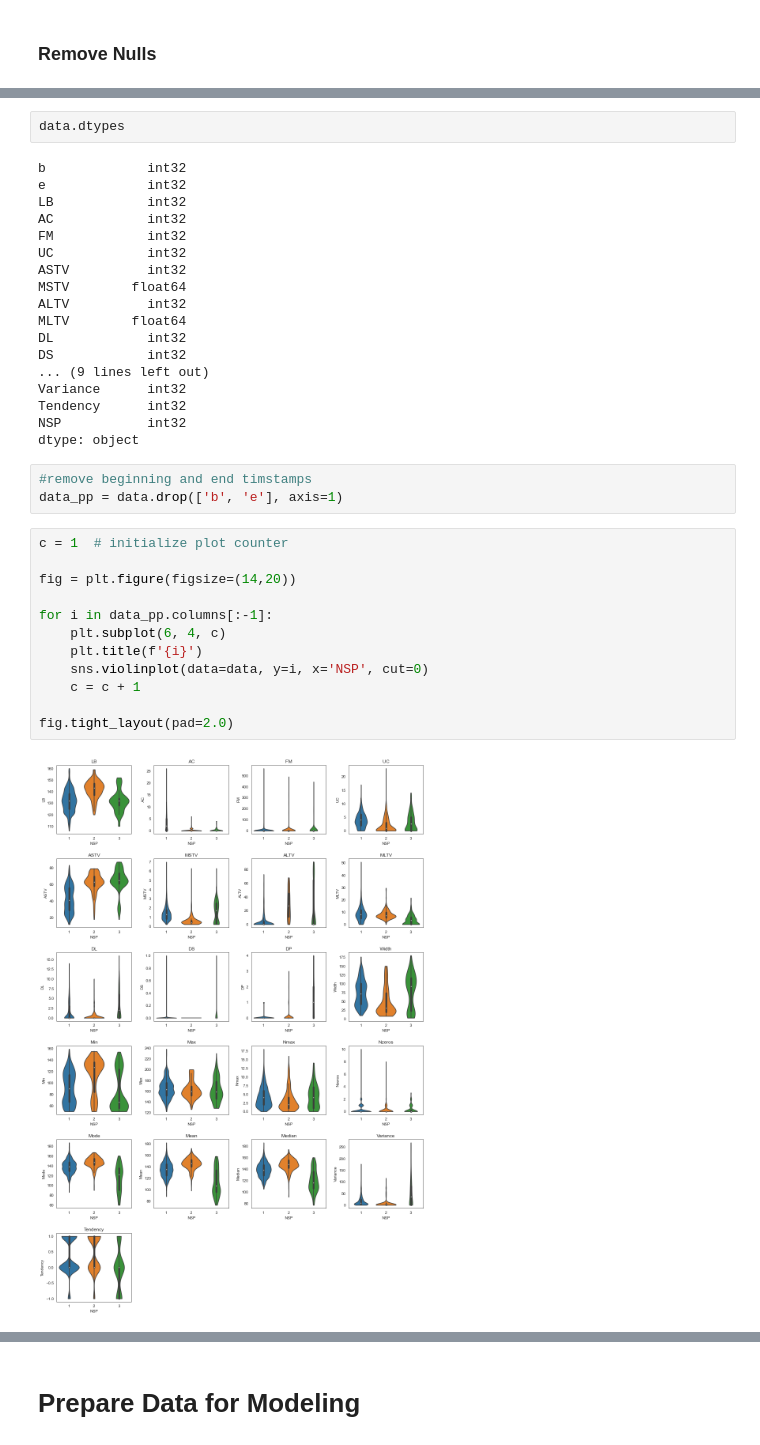
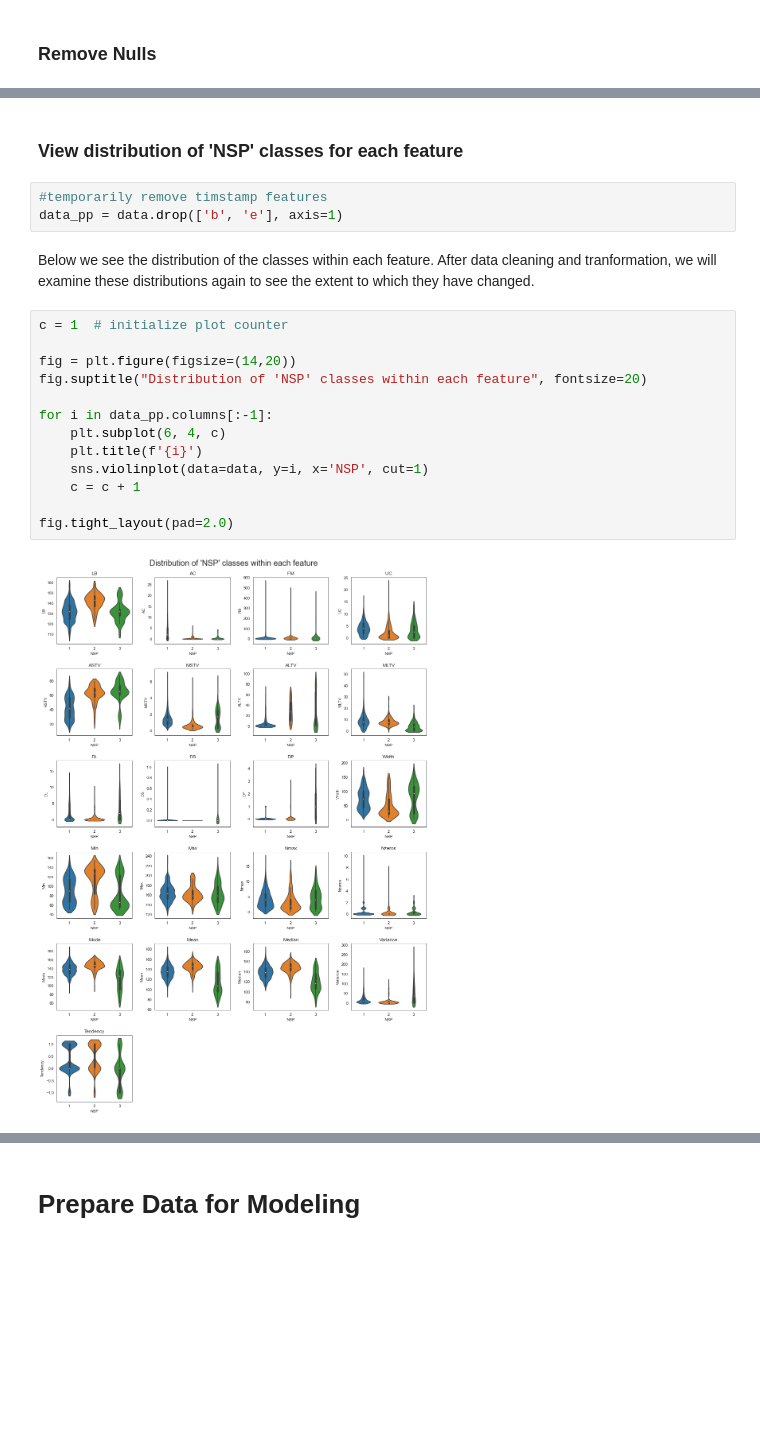
Before and after one commit to aaronmil/fetal_toco, a Jupyter notebook: Fetal Toco.ipynb, the cells around one changed output, grey strips where cells are left out. Drawn from its saved outputs; the diff is of its cells as text; blank space fills up the shorter version.

```diff
--- a/Fetal Toco.ipynb
+++ b/Fetal Toco.ipynb
@@ -150,37 +132,22 @@ for columns in int_list:
-# %%
-data.dtypes
-# %% [output]
-b             int32
-e             int32
-LB            int32
-AC            int32
-FM            int32
-UC            int32
-ASTV          int32
-MSTV        float64
-ALTV          int32
-MLTV        float64
-DL            int32
-DS            int32
-... (9 lines left out)
-Variance      int32
-Tendency      int32
-NSP           int32
-dtype: object
+# %% [markdown]
+### View distribution of 'NSP' classes for each feature
 # %%
-#remove beginning and end timstamps
+#temporarily remove timstamp features
 data_pp = data.drop(['b', 'e'], axis=1)
+# %% [markdown]
+Below we see the distribution of the classes within each feature. After data cleaning and tranformation, we will examine these distributions again to see the extent to which they have changed.
 # %%
 c = 1  # initialize plot counter
 
 fig = plt.figure(figsize=(14,20))
+fig.suptitle("Distribution of 'NSP' classes within each feature", fontsize=20)
 
 for i in data_pp.columns[:-1]:
     plt.subplot(6, 4, c)
     plt.title(f'{i}')
-    sns.violinplot(data=data, y=i, x='NSP', cut=0)
+    sns.violinplot(data=data, y=i, x='NSP', cut=1)
     c = c + 1
 
 fig.tight_layout(pad=2.0)
 # %% [output]
-[figure, old version]
+[figure, new version]
```
Also changed, not shown: parts of 114 cells of this notebook, 1 other file.
